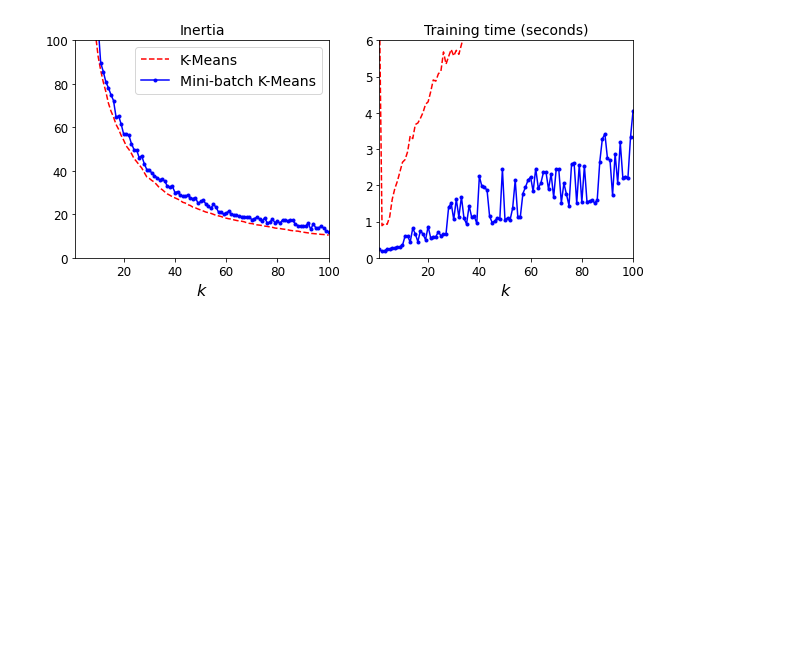
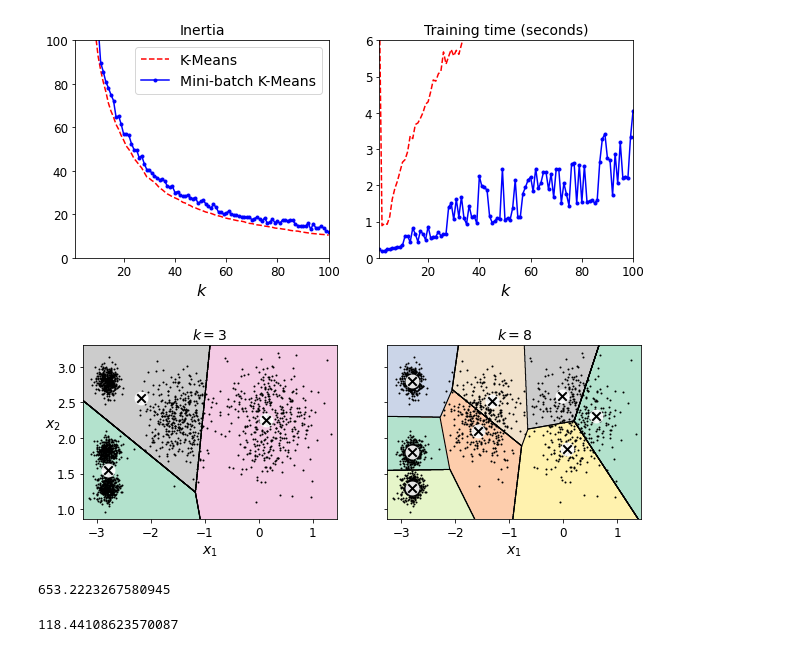
Before and after one commit to jeeHwon/ml, a Jupyter notebook: jupyterProjects/09_unsupervised_learning.ipynb, the cells around one changed output. Cells and saved outputs as stored; diff of their text form; code cells hidden in the pictures; blank space fills up the shorter version.

```diff
--- a/jupyterProjects/09_unsupervised_learning.ipynb
+++ b/jupyterProjects/09_unsupervised_learning.ipynb
@@ -421,3 +421,22 @@ plt.show()
 # %% [output]
 100/100
 [figure]
+# %%
+# 최적의 클러스터 개수 찾기
+kmeans_k3 = KMeans(n_clusters=3, random_state=42)
+kmeans_k8 = KMeans(n_clusters=8, random_state=42)
+
+plot_clusterer_comparison(kmeans_k3, kmeans_k8, X, "$k=3$", "$k=8$")
+plt.show()
+# %% [output]
+[figure, added]
+# %%
+# 클러스터 3개 이너셔
+kmeans_k3.inertia_
+# %% [output]
+653.2223267580945
+# %%
+# 클러스터 8개 이너셔
+kmeans_k8.inertia_
+# %% [output]
+118.44108623570087
```
Also changed, not shown: parts of 1 cell of this notebook.
